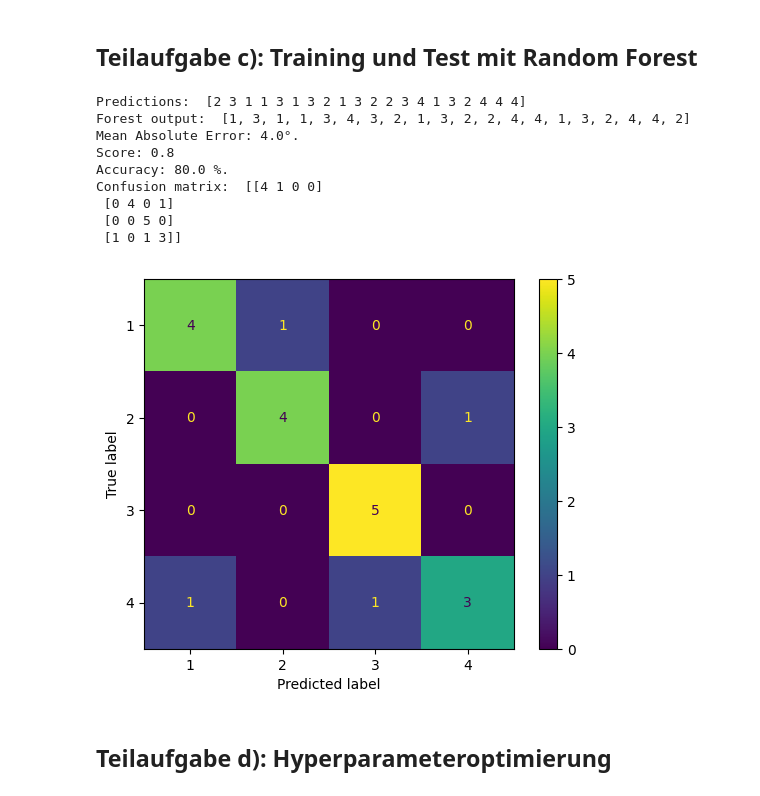
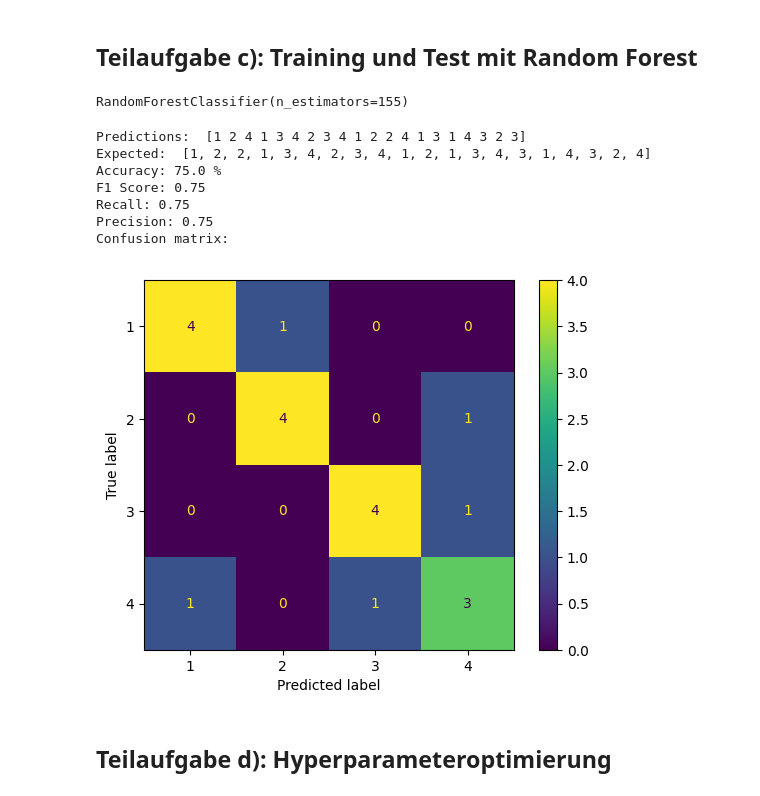
Before and after one commit to CarlGathmann/KI_Programmieraufgabe, a Jupyter notebook: src/aufgabe2.ipynb, the cells around one changed output. Drawn from its saved outputs; the diff is of its cells as text; code cells hidden in the pictures.

```diff
--- a/src/aufgabe2.ipynb
+++ b/src/aufgabe2.ipynb
@@ -90,55 +90,57 @@ y_train = [item[1] for item in complete_train]
 X_test = [item[0] for item in complete_test]
 y_test = [item[1] for item in complete_test]
 
-rf = RandomForestClassifier(n_estimators=300)
+rf = RandomForestClassifier(n_estimators=155)
 rf.fit(X_train, y_train)
 
-y_pred_train = rf.predict(X_train)
-#print(r2_score(y_train, y_pred_train))
+#print(r2_score(y_train, rf.predict(X_train)))
 
 #complete_image_list = list(prof_pics.img_train) + list(hall_pics.img_train) + list(lab_pics.img_train) + #list(tea_pics.img_train)
 #complete_label_list = list(prof_pics.lbl_train) + list(hall_pics.lbl_train) + list(lab_pics.lbl_train) + list(tea_pics.lbl_train)
 #rf.fit(complete_image_list, complete_label_list)
+# %% [output]
+RandomForestClassifier(n_estimators=155)
 # %%
-from sklearn.metrics import confusion_matrix, ConfusionMatrixDisplay
+def score (y_expect, y_pred):
+    from sklearn.metrics import confusion_matrix, ConfusionMatrixDisplay, recall_score, f1_score, precision_score
 
-current_test_list = complete_test
-current_test_data = [item[0] for item in current_test_list]
-current_test_lbl = [item[1] for item in current_test_list]
+    errors = 0;
+    for i in range(len(y_pred)):
+        if y_pred[i] != y_expect[i]:
+            errors += 1
 
-y_pred = rf.predict(current_test_data)
+    conf_matrix = confusion_matrix(y_expect, y_pred)
+    ConfusionMatrixDisplay.from_predictions(y_expect, y_pred)
+    accuracy = (len(y_expect)-errors)/len(y_expect) * 100
 
-#errors = abs(y_pred - current_test_lbl)
-errors = 0;
-for i in range(len(y_pred)):
-    if (y_pred[i] - current_test_lbl[i]) != 0:
-        errors += 1
+    print('Predictions: ', str(y_pred))
+    print('Expected: ', str(y_expect))
+    #print('Mean Absolute Error:', str(round(np.mean(errors), 2)) + '°')
+    print('Accuracy:', round(accuracy, 2), '%')
+    print("F1 Score:", f1_score(y_expect, y_pred, average='micro'))
+    print("Recall:", recall_score(y_expect, y_pred, average='micro'))
+    print("Precision:", precision_score(y_expect, y_pred, average='micro'))
+    print('Confusion matrix: ')#str(conf_matrix))
 
-conf_matrix = confusion_matrix(current_test_lbl, y_pred)
-ConfusionMatrixDisplay.from_predictions(current_test_lbl, y_pred)
-#mape = 100 * (errors / current_test_lbl)
-#accuracy = 100 - np.mean(errors)
-accuracy = (len(current_test_list)-errors)/len(current_test_list) * 100
+    plt.show()
 
-print('Predictions: ', str(y_pred))
-print('Forest output: ', str(current_test_lbl))
-#print(r2_score(current_test_lbl, y_pred))
-print('Mean Absolute Error:', str(round(np.mean(errors), 2)) + '°.')
-print("Score:", rf.score(current_test_data, current_test_lbl))
-print('Accuracy:', round(accuracy, 2), '%.')
-print('Confusion matrix: ', str(conf_matrix))
+# for one room only
+# test_list = tea_pics.test
+# test_data = [item[0] for item in test_list]
+# test_lbl = [item[1] for item in test_list]
+# y_pred = rf.predict(test_data)
+# score(test_lbl, y_pred)
 
-plt.show()
+y_pred = rf.predict(X_test)
+score(y_test, y_pred)
 # %% [output]
-Predictions:  [2 3 1 1 3 1 3 2 1 3 2 2 3 4 1 3 2 4 4 4]
-Forest output:  [1, 3, 1, 1, 3, 4, 3, 2, 1, 3, 2, 2, 4, 4, 1, 3, 2, 4, 4, 2]
-Mean Absolute Error: 4.0°.
-Score: 0.8
-Accuracy: 80.0 %.
-Confusion matrix:  [[4 1 0 0]
- [0 4 0 1]
- [0 0 5 0]
- [1 0 1 3]]
+Predictions:  [1 2 4 1 3 4 2 3 4 1 2 2 4 1 3 1 4 3 2 3]
+Expected:  [1, 2, 2, 1, 3, 4, 2, 3, 4, 1, 2, 1, 3, 4, 3, 1, 4, 3, 2, 4]
+Accuracy: 75.0 %
+F1 Score: 0.75
+Recall: 0.75
+Precision: 0.75
+Confusion matrix:
-[figure, old version]
+[figure, new version]
 # %% [markdown]
 ## Teilaufgabe d): Hyperparameteroptimierung
```
Also changed, not shown: parts of 2 cells of this notebook.
